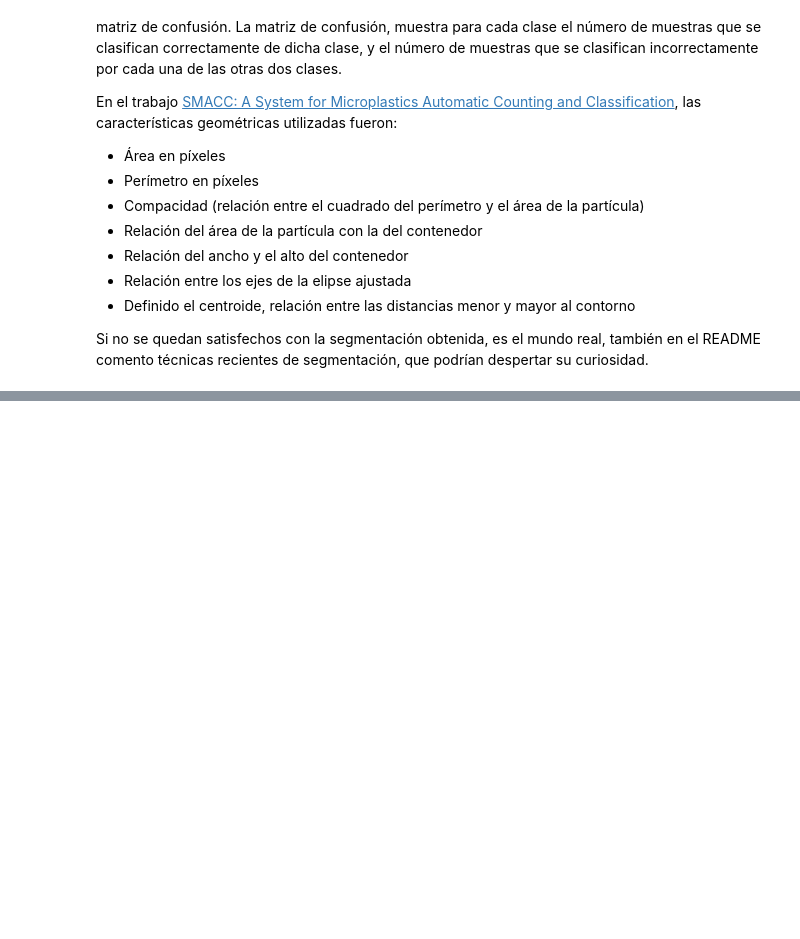
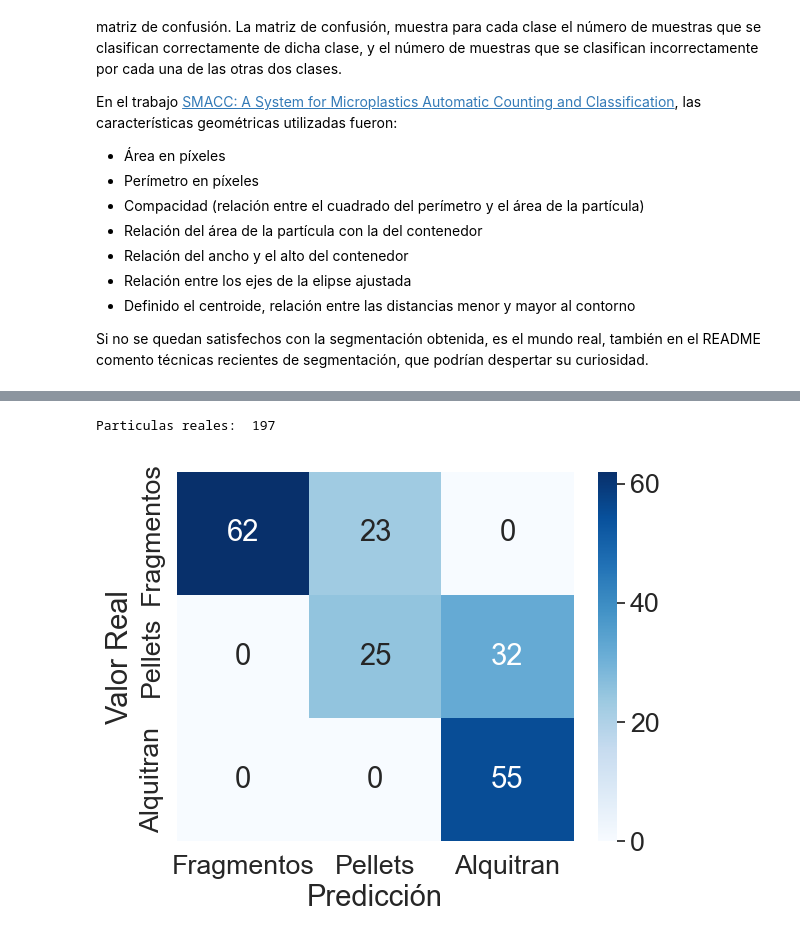
Before and after one commit to Tiago1615/VC-3, a Jupyter notebook: VC_P3.ipynb, the cells around one changed output, grey strips where cells are left out. Cells and saved outputs as stored; diff of their text form; code cells hidden in the pictures; blank space fills up the shorter version.

```diff
--- a/VC_P3.ipynb
+++ b/VC_P3.ipynb
@@ -480,0 +443,27 @@ Si no se quedan satisfechos con la segmentación obtenida, es el mundo real, tam
+# %%
+# Construir matriz de confusión a partir de los resultados
+contornos_fragmentos, _ = cv2.findContours(frag_segmentada, cv2.RETR_EXTERNAL, cv2.CHAIN_APPROX_SIMPLE)
+contornos_pellets, _ = cv2.findContours(pellet_segmentada, cv2.RETR_EXTERNAL, cv2.CHAIN_APPROX_SIMPLE)
+contornos_tars, _ = cv2.findContours(alqui_segmentada, cv2.RETR_EXTERNAL, cv2.CHAIN_APPROX_SIMPLE)
+
+contornos_reales_fragmentos = len(contornos_fragmentos)
+contornos_reales_pellets = len(contornos_pellets)
+contornos_reales_tar = len(contornos_tars)
+
+
+y_true = ['fragmentos'] * contornos_reales_fragmentos + ['pellets'] * contornos_reales_pellets + ['alquitran'] * contornos_reales_tar
+y_pred = ['fragmentos'] * totales['fragmentos'] + ['pellets'] * totales['pellets'] + ['alquitran'] * totales['alquitran']
+
+matriz_confusion = confusion_matrix(y_true, y_pred, labels=['fragmentos', 'pellets', 'alquitran'])
+
+# Mostrar matriz de confusión
+sns.set(font_scale = 1.75)
+sns.heatmap(matriz_confusion, annot=True, cmap='Blues', fmt='d',
+            xticklabels=['Fragmentos', 'Pellets', 'Alquitran'],
+            yticklabels=['Fragmentos', 'Pellets', 'Alquitran'])
+plt.ylabel('Valor Real')
+plt.xlabel('Predicción')
+plt.show()
+# %% [output]
+Particulas reales:  197
+[figure, added]
```
Also changed, not shown: parts of 12 cells of this notebook, 7 other files.
